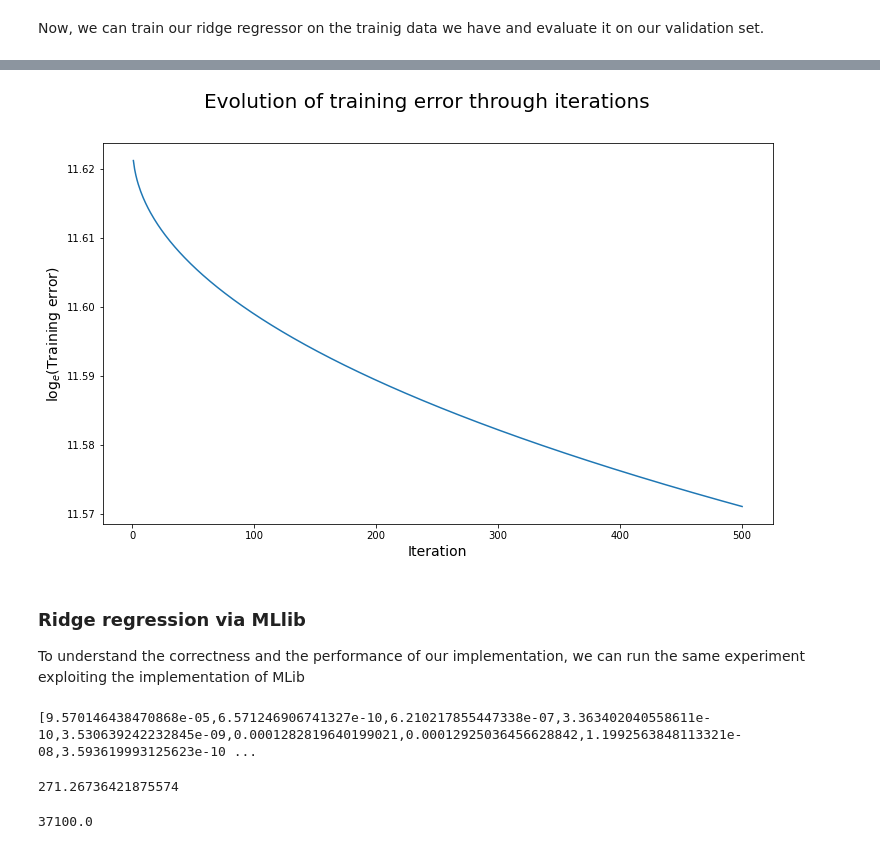
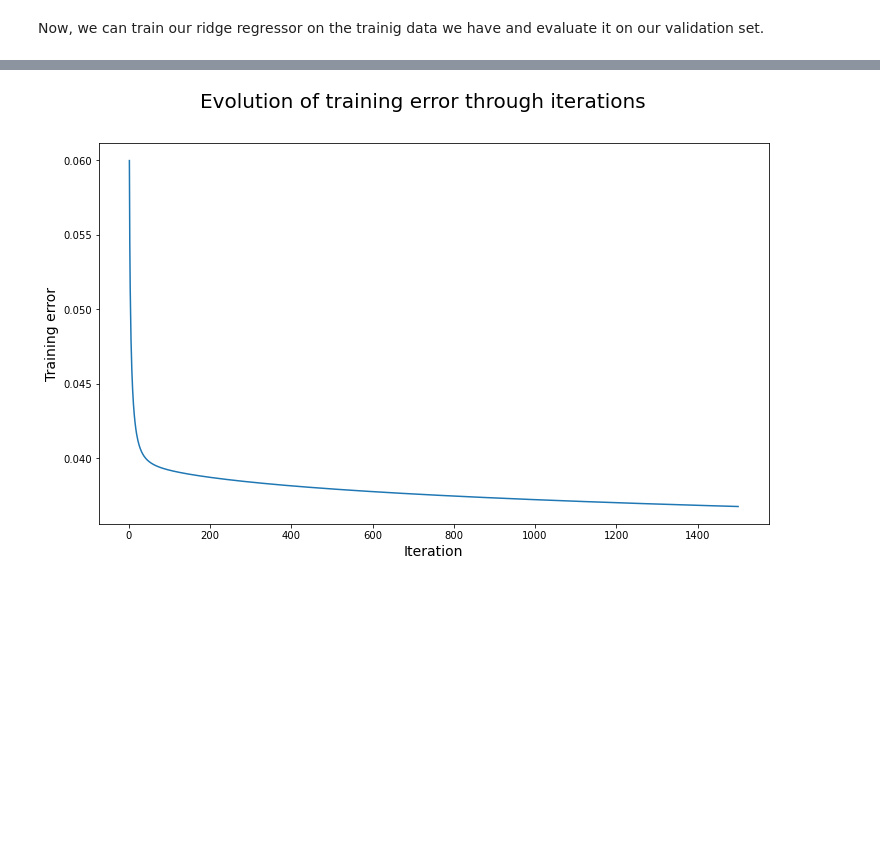
Before and after one commit to teresa-tanzi/AMD-SM2L, a Jupyter notebook: Project5.ipynb, the cells around one changed output, grey strips where cells are left out. Saved outputs shown, nothing was run; the diff lists cells and outputs as text; code cells hidden in the pictures; blank space fills up the shorter version.

```diff
--- a/Project5.ipynb
+++ b/Project5.ipynb
@@ -350,12 +350,14 @@ Let us now cast all the data point into `LabeledPoint`. The label is the one we
 # %%
 from pyspark.mllib.regression import LabeledPoint
 
-def parsePoint(row):
+def parsePoint(row, intercept = True):
     """Converts a row of a pyspark dataframe into a `LabeledPoint`.
 
     Args:
         row: Row of a dataframe composed all of double values. One of those values corresponds to the label, while
             other possible lables have to be removed.
+        intercept (boolean): If True, a feature with a constant value 1 is added in order to learn also
+            the value of the intercept.
 
     Returns:
         LabeledPoint: The line is converted into a `LabeledPoint`, which consists of a label and
@@ -371,6 +373,7 @@ def parsePoint(row):
 
     del row_dict[label]
     feature_list = list(row_dict.values())
+    if intercept: feature_list.insert(0, 1)
 
     return LabeledPoint(label_value, feature_list)
 
@@ -409,8 +412,8 @@ sampledData.count()
 weights = [.8, .1, .1]
 seed = 42
 
-#parsedTrainData, parsedValData, parsedTestData = parsedData.randomSplit(weights, seed = seed)
-parsedTrainData, parsedValData, parsedTestData = sampledData.randomSplit(weights, seed = seed)
+parsedTrainData, parsedValData, parsedTestData = parsedData.randomSplit(weights, seed = seed)
+#parsedTrainData, parsedValData, parsedTestData = sampledData.randomSplit(weights, seed = seed)
 parsedTrainData.cache()
 parsedValData.cache()
 parsedTestData.cache()
@@ -641,9 +644,9 @@ def ridgeRegression(trainData, nIters, csi, regFactor):
 # %% [markdown]
 Now, we can train our ridge regressor on the trainig data we have and evaluate it on our validation set.
 # %%
-numIters = 50
+numIters = 1500
 regFactor = 0
-csi = 1e-15
+csi = 0.01
 
 weights, errorTrain = ridgeRegression(parsedTrainData, numIters, csi, regFactor)
 
@@ -685,13 +685,11 @@ print(getLabeledPrediction(weightsLR0, parsedTrainData.take(6)[5]))
 # %%
+import matplotlib.pyplot as plt
+
 fig = plt.figure(figsize = (12, 7))
-plt.plot(np.arange(1, len(errorTrainLR0) + 1), np.log(errorTrainLR0))
+plt.plot(np.arange(1, len(errorTrain) + 1), errorTrain)
 fig.suptitle('Evolution of training error through iterations', fontsize=20)
 plt.xlabel('Iteration', fontsize=14)
-plt.ylabel(r'$\log_e($Training error$)$', fontsize=14)
+plt.ylabel('Training error', fontsize=14)
 plt.show()
 # %% [output]
-[figure, old version]
+[figure, new version]
-# %% [markdown]
-### Ridge regression via MLlib
-
-To understand the correctness and the performance of our implementation, we can run the same experiment exploiting the implementation of MLib
@@ -707,25 +695,0 @@ useIntercept = True  # intercept
-# %%
-firstModel = LinearRegressionWithSGD.train(parsedTrainData,
-                                           iterations=numIters,
-                                           step=alpha,
-                                           miniBatchFraction=miniBatchFrac,
-                                           regParam=reg,
-                                           regType=regType,
-                                           intercept=useIntercept)
-
-# weightsLR1 stores the model weights; interceptLR1 stores the model intercept
-weightsLR1 = firstModel.weights
-interceptLR1 = firstModel.intercept
-print(weightsLR1, interceptLR1)
-# %% [output]
-[9.570146438470868e-05,6.571246906741327e-10,6.210217855447338e-07,3.363402040558611e-10,3.530639242232845e-09,0.0001282819640199021,0.00012925036456628842,1.1992563848113321e-08,3.593619993125623e-10 ...
-# %%
-samplePoint = parsedTrainData.take(1)[0]
-samplePrediction = firstModel.predict(samplePoint.features)
-print(samplePrediction)
-# %% [output]
-271.26736421875574
-# %%
-parsedTrainData.take(1)[0].label
-# %% [output]
-37100.0
```
Also changed, not shown: parts of 16 cells of this notebook.
